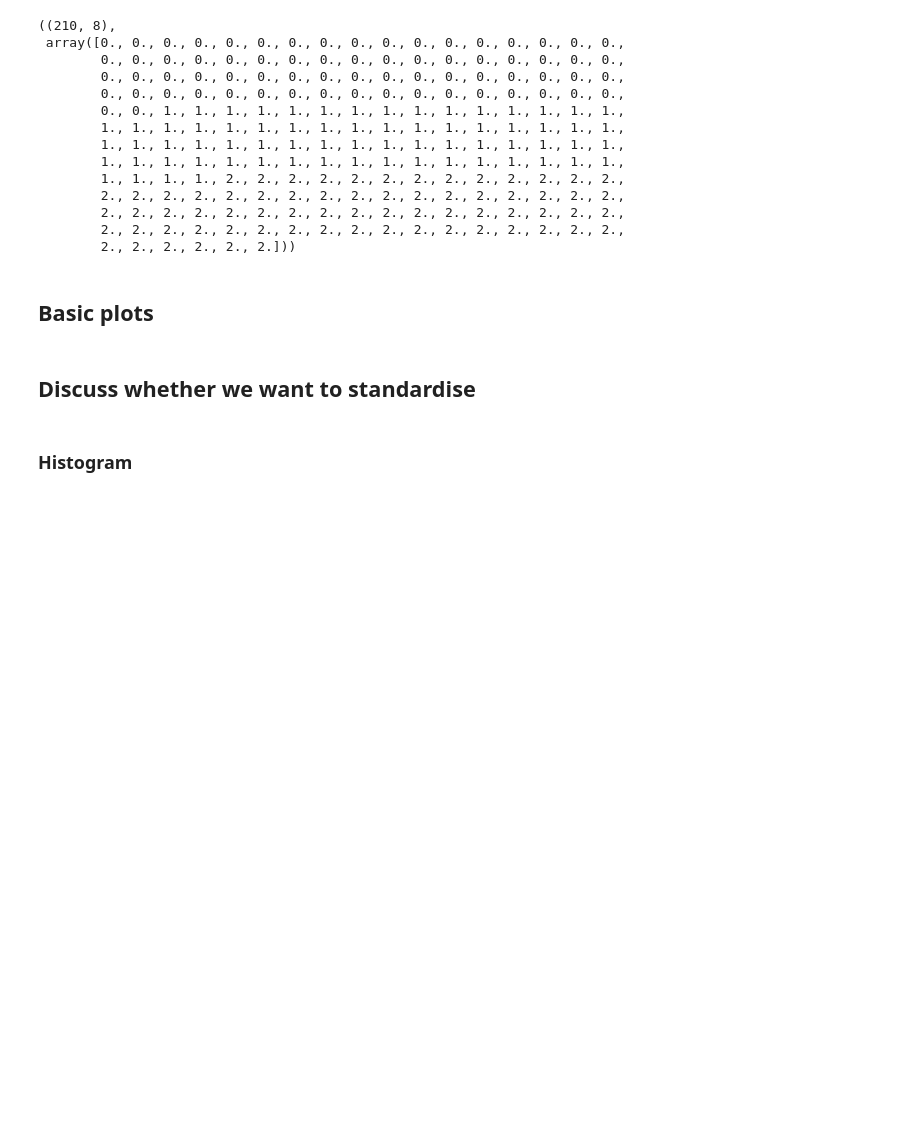
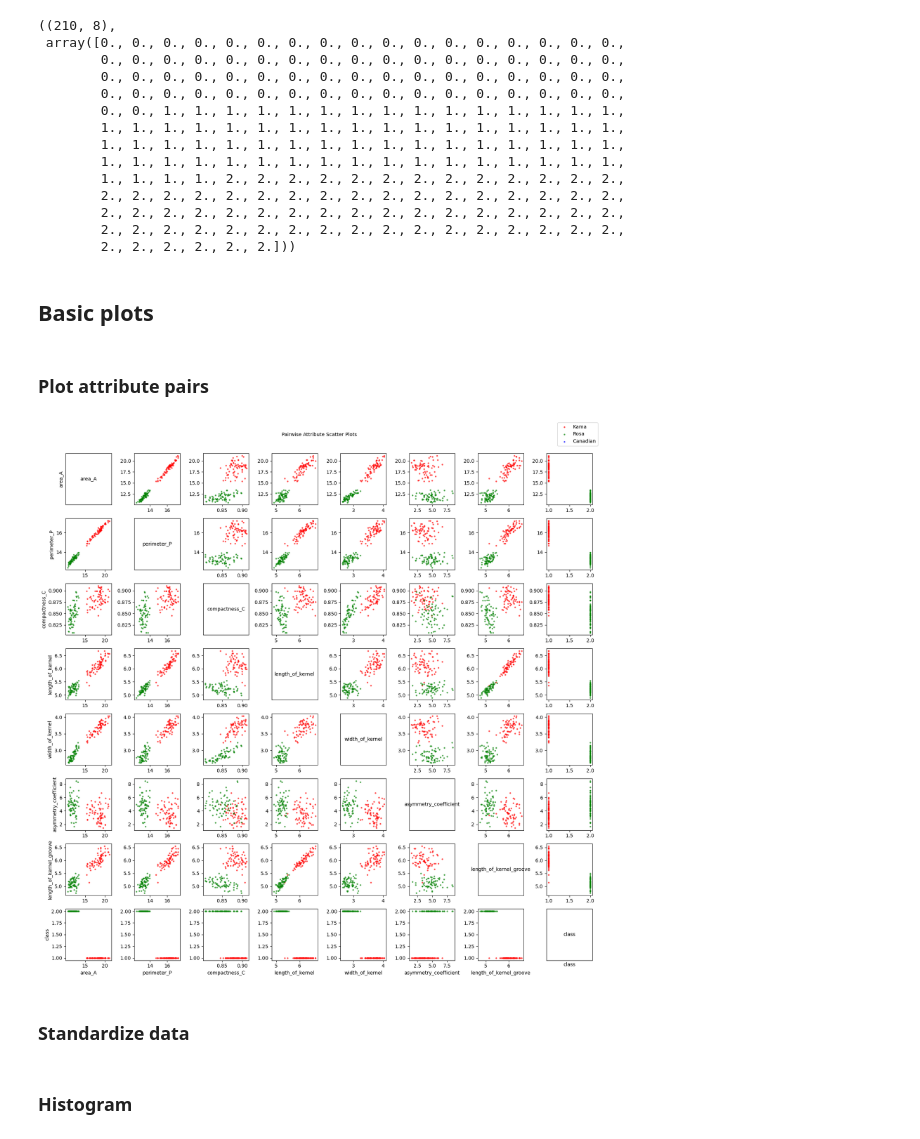
Before and after one commit to Connorudd02/Project_1, a Jupyter notebook: Project_1.ipynb, the cells around one changed output. Cells and saved outputs as stored; diff of their text form; code cells hidden in the pictures; blank space fills up the shorter version.

```diff
--- a/Project_1.ipynb
+++ b/Project_1.ipynb
@@ -82,8 +83,43 @@ X.shape, X[:, -1]
         2., 2., 2., 2., 2., 2.]))
 # %% [markdown]
 ## Basic plots
-# %% [markdown]
-## Discuss whether we want to standardise
-# %%
-if True:
-    X = stats.zscore(X, ddof=1)
+# %% [markdown]
+### Plot attribute pairs
+# %%
+num_attributes = len(attributeNames)
+colors = ["r", "g", "b"]
+fig, axes = plt.subplots(num_attributes, num_attributes, figsize=(16, 16))
+plt.suptitle("Pairwise Attribute Scatter Plots", fontsize=10)
+
+# Loop through all attribute pairs
+for i, j in itertools.product(range(num_attributes), repeat=2):
+    ax = axes[i, j]
+
+    # If same attribute, write its name in the middle
+    if i == j:
+        ax.text(0.5, 0.5, attributeNames[i], fontsize=10, ha="center", va="center")
+        ax.set_xticks([])
+        ax.set_yticks([])
+    else:
+        # Plot scatter points for each class
+        for c, color in zip(range(1, 4), colors):  # Class labels are 1,2,3
+            mask = y == c  # Boolean mask for class c
+            ax.scatter(
+                X[mask, j], X[mask, i], label=classNames, color=color, alpha=0.6, s=5
+            )
+
+    # Set axis labels only on the edges
+    if j == 0:
+        ax.set_ylabel(attributeNames[i])
+    if i == num_attributes - 1:
+        ax.set_xlabel(attributeNames[j])
+
+fig.legend(classNames)
+
+# Adjust layout
+plt.tight_layout(rect=[0, 0, 1, 0.97])
+plt.show()
+# %% [output]
+[figure, added]
+# %% [markdown]
+### Standardize data
```
Also changed, not shown: parts of 17 cells of this notebook.
